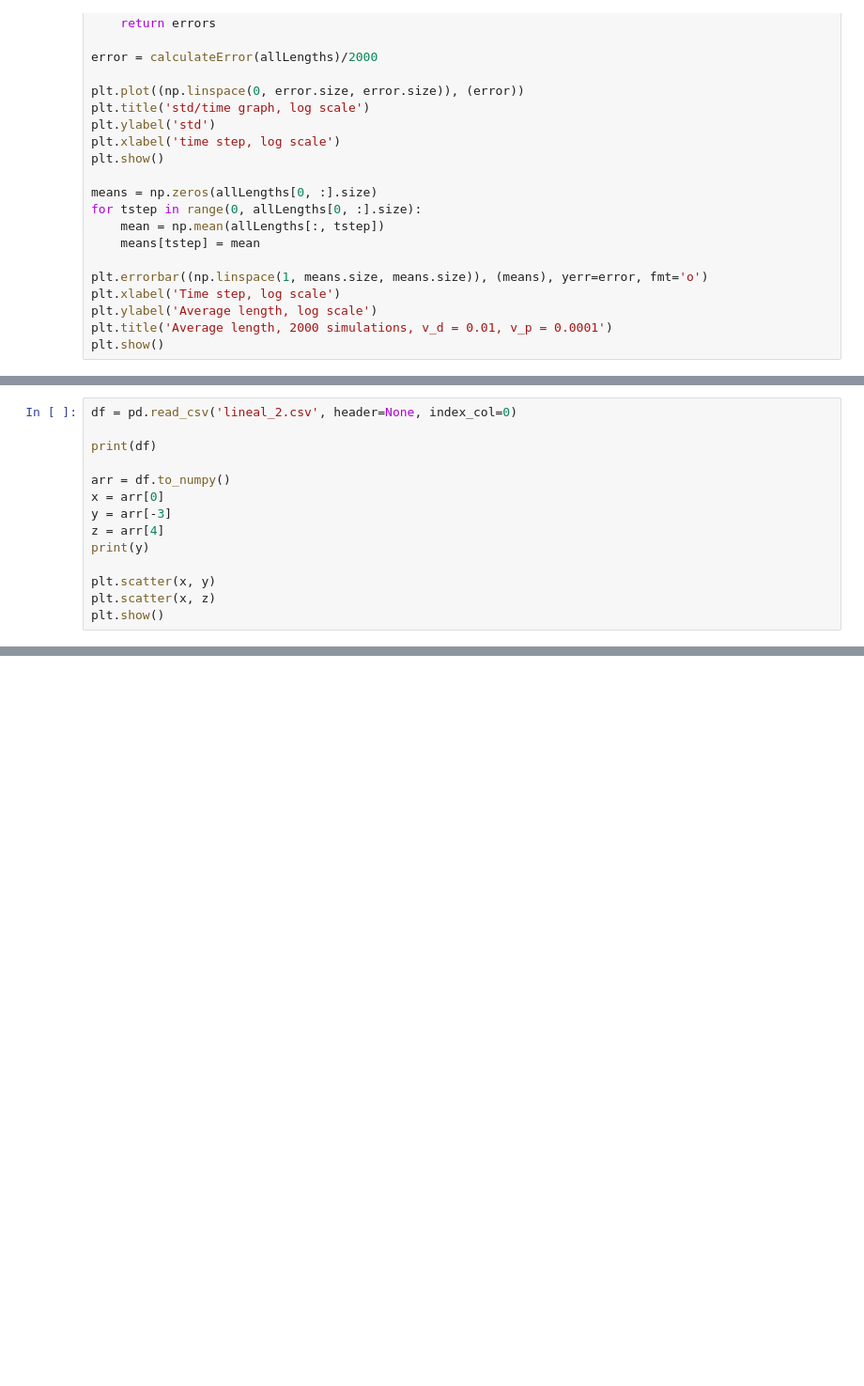
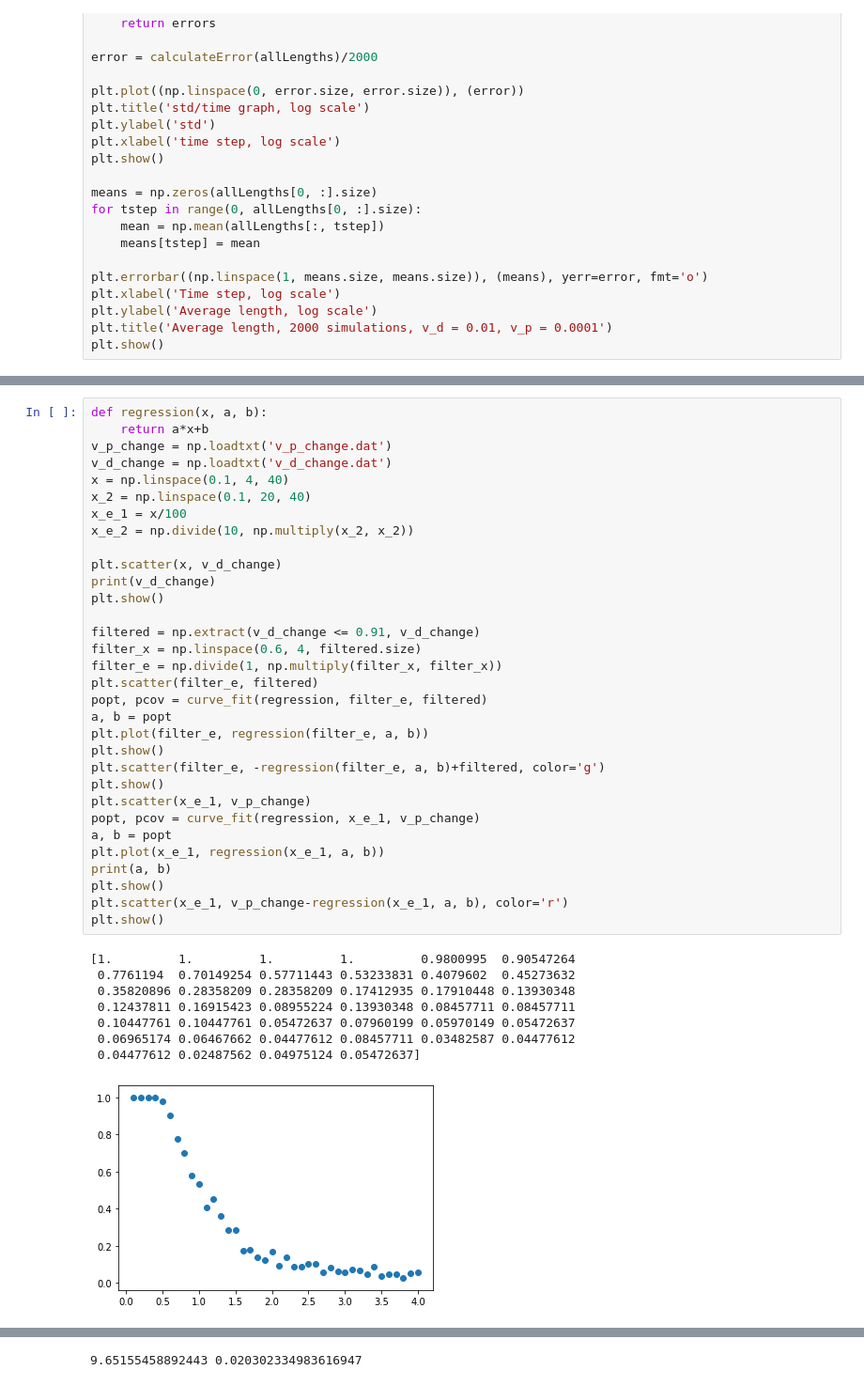
Before and after one commit to Terasuki/UG-PX402-ActiveMatter-2022-23, a Jupyter notebook: graphs.ipynb, the cells around one changed output, grey strips where cells are left out. Shown: that part at 94% size. Saved outputs shown, nothing was run; the diff lists cells and outputs as text; blank space fills up the shorter version.

```diff
--- a/graphs.ipynb
+++ b/graphs.ipynb
@@ -384,14 +393,0 @@ Error +-: [0.0031248054597293887, 0.0031268775925736357]
-# %%
-df = pd.read_csv('lineal_2.csv', header=None, index_col=0)
-
-print(df)
-
-arr = df.to_numpy()
-x = arr[0]
-y = arr[-3]
-z = arr[4]
-print(y)
-
-plt.scatter(x, y)
-plt.scatter(x, z)
-plt.show()
@@ -429,0 +415,41 @@ plt.show()
+# %%
+def regression(x, a, b):
+    return a*x+b
+v_p_change = np.loadtxt('v_p_change.dat')
+v_d_change = np.loadtxt('v_d_change.dat')
+x = np.linspace(0.1, 4, 40)
+x_2 = np.linspace(0.1, 20, 40)
+x_e_1 = x/100
+x_e_2 = np.divide(10, np.multiply(x_2, x_2))
+
+plt.scatter(x, v_d_change)
+print(v_d_change)
+plt.show()
+
+filtered = np.extract(v_d_change <= 0.91, v_d_change)
+filter_x = np.linspace(0.6, 4, filtered.size)
+filter_e = np.divide(1, np.multiply(filter_x, filter_x))
+plt.scatter(filter_e, filtered)
+popt, pcov = curve_fit(regression, filter_e, filtered)
+a, b = popt
+plt.plot(filter_e, regression(filter_e, a, b))
+plt.show()
+plt.scatter(filter_e, -regression(filter_e, a, b)+filtered, color='g')
+plt.show()
+plt.scatter(x_e_1, v_p_change)
+popt, pcov = curve_fit(regression, x_e_1, v_p_change)
+a, b = popt
+plt.plot(x_e_1, regression(x_e_1, a, b))
+print(a, b)
+plt.show()
+plt.scatter(x_e_1, v_p_change-regression(x_e_1, a, b), color='r')
+plt.show()
+# %% [output]
+[1.         1.         1.         1.         0.9800995  0.90547264
+ 0.7761194  0.70149254 0.57711443 0.53233831 0.4079602  0.45273632
+ 0.35820896 0.28358209 0.28358209 0.17412935 0.17910448 0.13930348
+ 0.12437811 0.16915423 0.08955224 0.13930348 0.08457711 0.08457711
+ 0.10447761 0.10447761 0.05472637 0.07960199 0.05970149 0.05472637
+ 0.06965174 0.06467662 0.04477612 0.08457711 0.03482587 0.04477612
+ 0.04477612 0.02487562 0.04975124 0.05472637]
+[figure, added]
@@ -429,0 +458 @@ plt.show()
+9.65155458892443 0.020302334983616947
```
Also changed, not shown: parts of 9 cells of this notebook.
